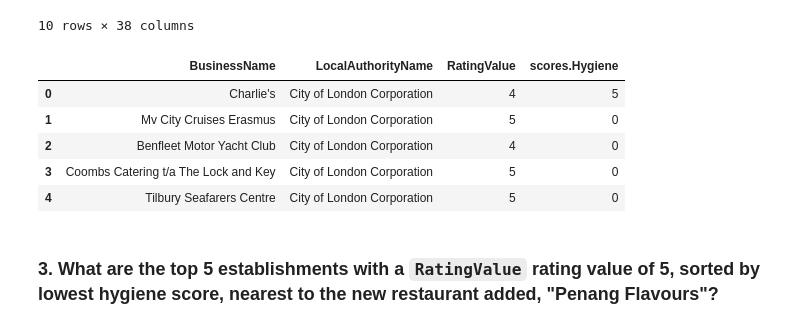
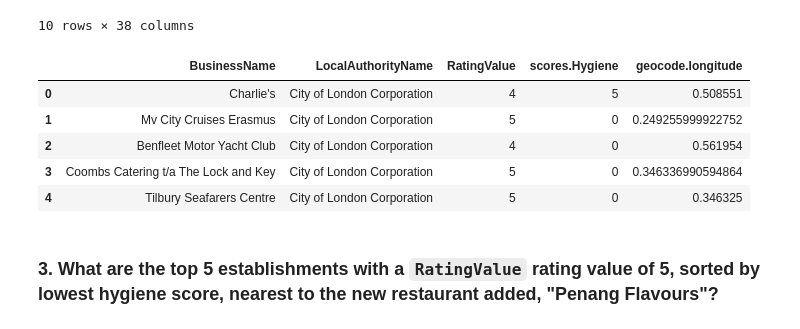
Before and after one commit to MattRind/nosql-challenge, a Jupyter notebook: NoSQL_analysis_starter.ipynb, the cells around one changed output. Drawn from its saved outputs; the diff is of its cells as text; code cells hidden in the pictures.

```diff
--- a/NoSQL_analysis_starter.ipynb
+++ b/NoSQL_analysis_starter.ipynb
@@ -155,14 +154,15 @@ Number of rows in the Pandas DF showing eestablishments in London with a RatingV
 10 rows × 38 columns
 # %%
 # show Dataframe again with just a few fields unhiding RatingValue column from output above --
-london_rated_4_or_higher_df.loc[:,['BusinessName', 'LocalAuthorityName', 'RatingValue', 'scores.Hygiene']].head()
+london_rated_4_or_higher_df.loc[:,['BusinessName', 'LocalAuthorityName', 'RatingValue', \
+                                   'scores.Hygiene', 'geocode.longitude']].head()
 # %% [output]
-|  | BusinessName | LocalAuthorityName | RatingValue | scores.Hygiene |
-| 0 | Charlie's | City of London Corporation | 4 | 5 |
-| 1 | Mv City Cruises Erasmus | City of London Corporation | 5 | 0 |
-| 2 | Benfleet Motor Yacht Club | City of London Corporation | 4 | 0 |
-| 3 | Coombs Catering t/a The Lock and Key | City of London Corporation | 5 | 0 |
-| 4 | Tilbury Seafarers Centre | City of London Corporation | 5 | 0 |
+|  | BusinessName | LocalAuthorityName | RatingValue | scores.Hygiene | geocode.longitude |
+| 0 | Charlie's | City of London Corporation | 4 | 5 | 0.508551 |
+| 1 | Mv City Cruises Erasmus | City of London Corporation | 5 | 0 | 0.249255999922752 |
+| 2 | Benfleet Motor Yacht Club | City of London Corporation | 4 | 0 | 0.561954 |
+| 3 | Coombs Catering t/a The Lock and Key | City of London Corporation | 5 | 0 | 0.346336990594864 |
+| 4 | Tilbury Seafarers Centre | City of London Corporation | 5 | 0 | 0.346325 |
 # %% [markdown]
 ### 3. What are the top 5 establishments with a `RatingValue` rating value of 5, sorted by lowest hygiene score, nearest to the new restaurant added, "Penang Flavours"?
 # %%
```
Also changed, not shown: parts of 11 cells of this notebook.
